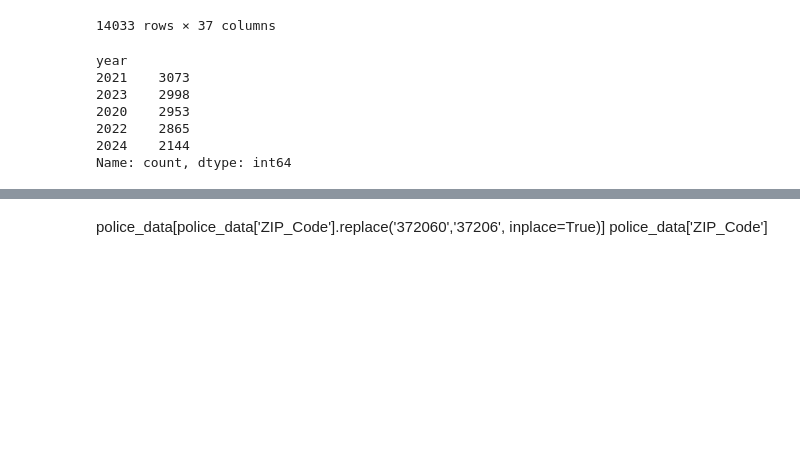
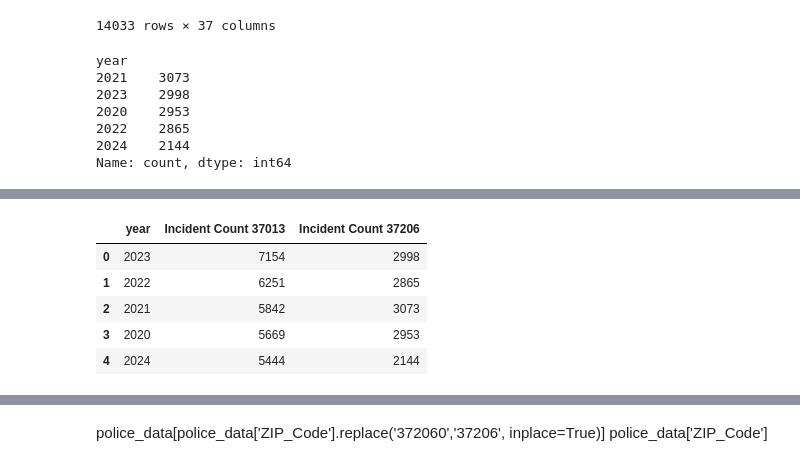
Before and after one commit to ericahen/capstone-da12, a Jupyter notebook: notebooks/police_data_eda.ipynb, the cells around one changed output, grey strips where cells are left out. Saved outputs shown, nothing was run; the diff lists cells and outputs as text; code cells hidden in the pictures; blank space fills up the shorter version.

```diff
--- a/notebooks/police_data_eda.ipynb
+++ b/notebooks/police_data_eda.ipynb
@@ -584,2 +609,12 @@ combined
+# %%
+corrected = pd.merge(count37013, count37206)
+corrected
+# %% [output]
+|  | year | Incident Count 37013 | Incident Count 37206 |
+| 0 | 2023 | 7154 | 2998 |
+| 1 | 2022 | 6251 | 2865 |
+| 2 | 2021 | 5842 | 3073 |
+| 3 | 2020 | 5669 | 2953 |
+| 4 | 2024 | 5444 | 2144 |
 # %%
 bar_width = 0.35
```
Also changed, not shown: parts of 12 cells of this notebook.
